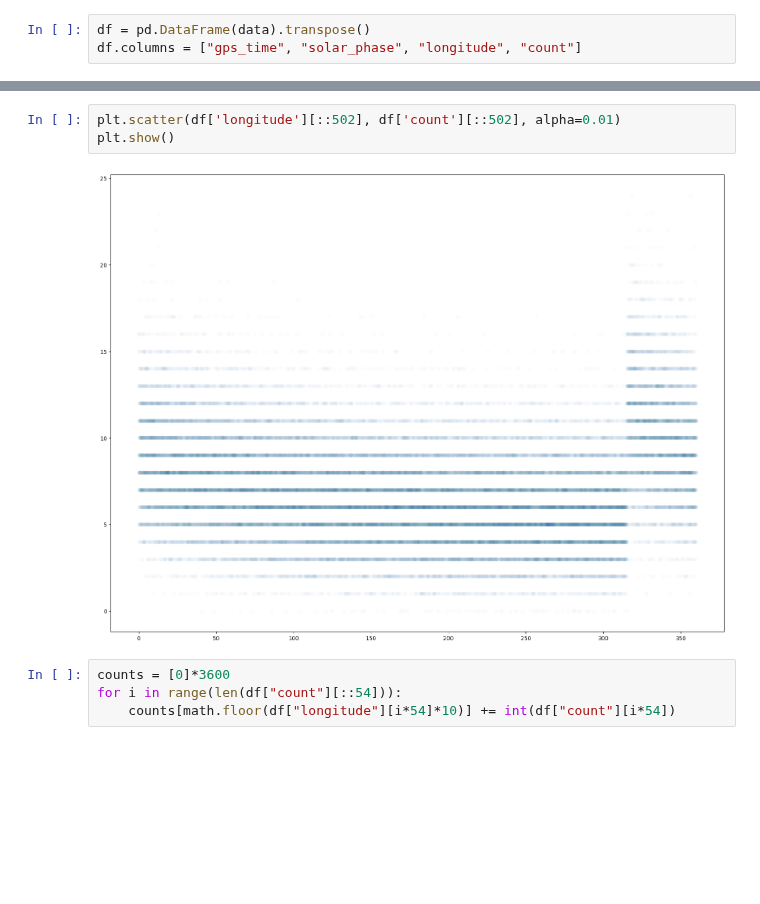
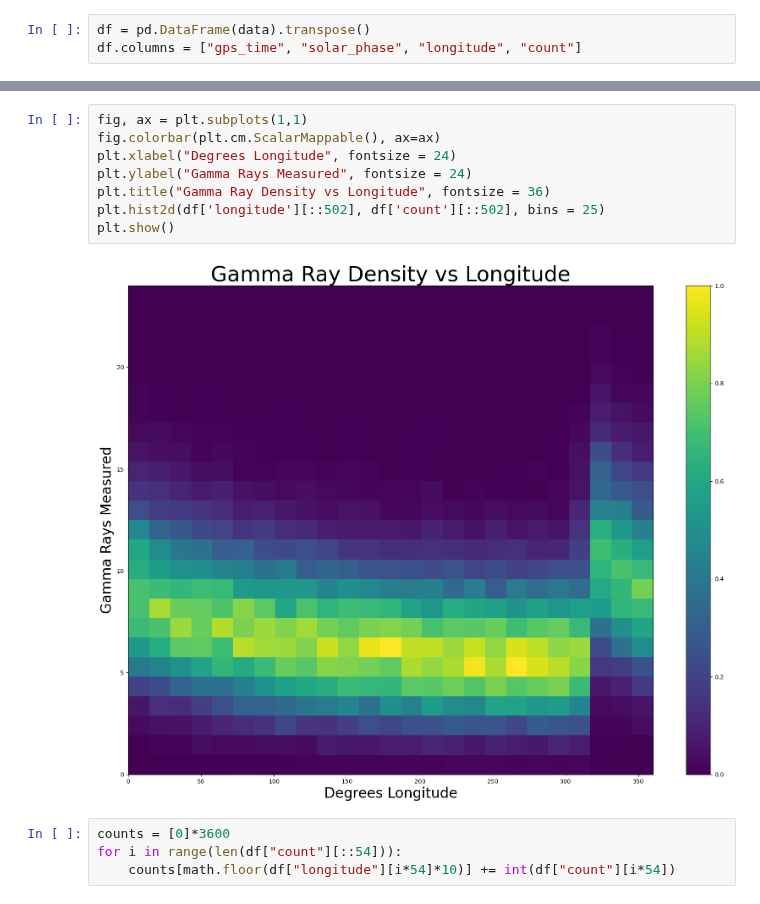
Before and after one commit to WyattOtsuka/PHYS434, a Jupyter notebook: lab4.ipynb, the cells around one changed output, grey strips where cells are left out. Drawn from its saved outputs; the diff is of its cells as text; blank space fills up the shorter version.

```diff
--- a/lab4.ipynb
+++ b/lab4.ipynb
@@ -30,8 +37,13 @@ plt.show()
 # %%
-plt.scatter(df['longitude'][::502], df['count'][::502], alpha=0.01)
+fig, ax = plt.subplots(1,1)
+fig.colorbar(plt.cm.ScalarMappable(), ax=ax)
+plt.xlabel("Degrees Longitude", fontsize = 24)
+plt.ylabel("Gamma Rays Measured", fontsize = 24)
+plt.title("Gamma Ray Density vs Longitude", fontsize = 36)
+plt.hist2d(df['longitude'][::502], df['count'][::502], bins = 25)
 plt.show()
 # %% [output]
-[figure, old version]
+[figure, new version]
 # %%
 counts = [0]*3600
 for i in range(len(df["count"][::54])):
```
Also changed, not shown: parts of 3 cells of this notebook.
